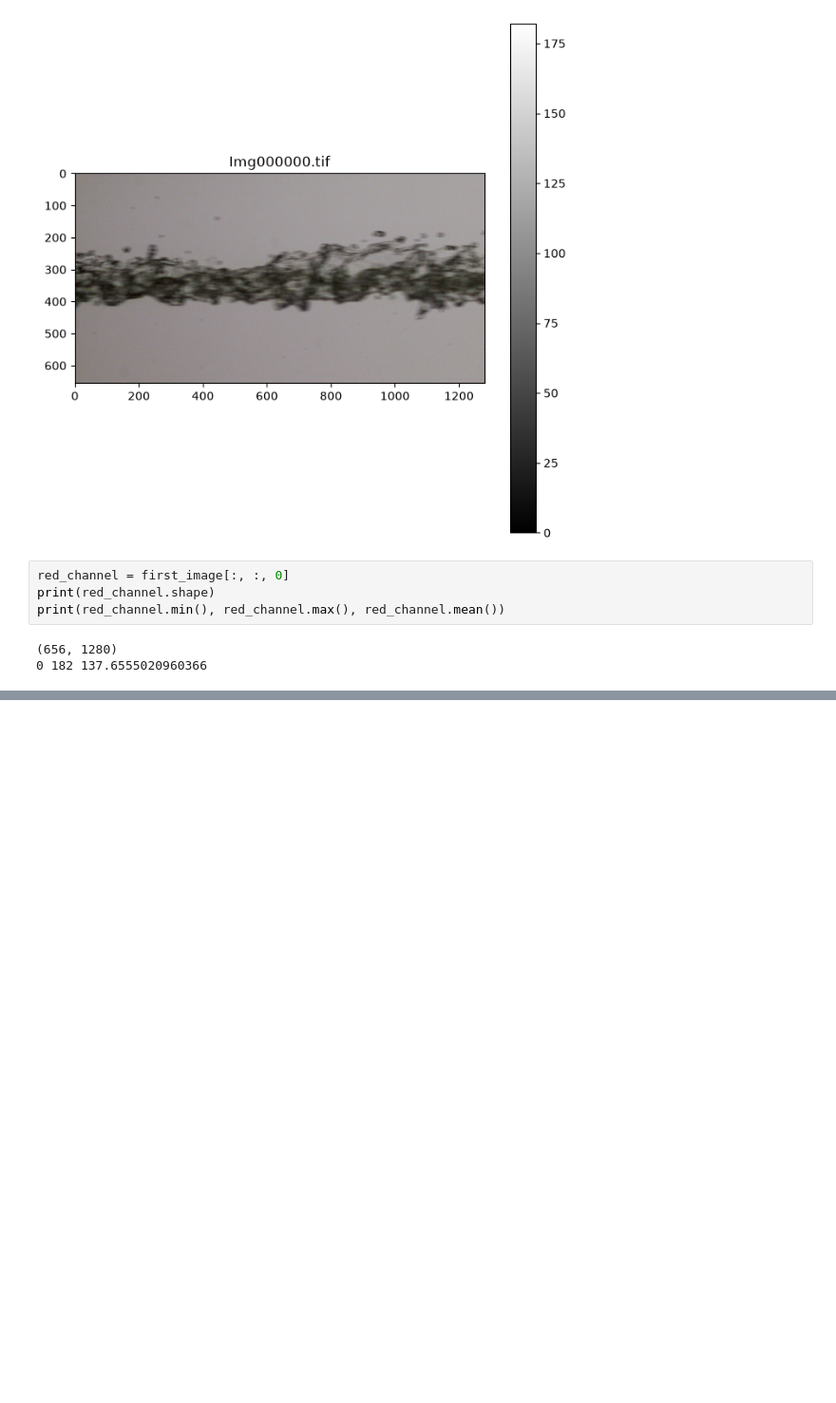
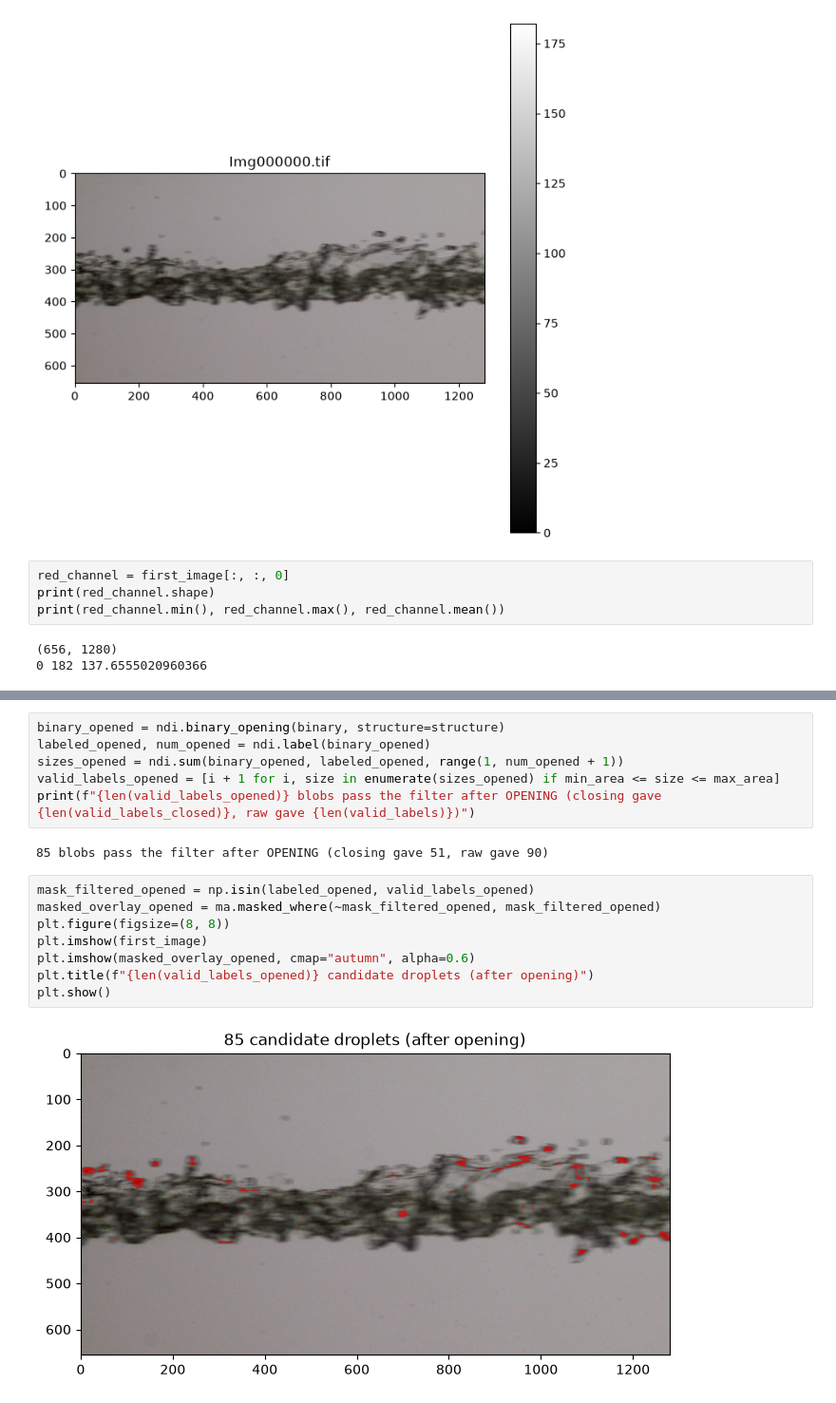
Before and after one commit to attahpt-cmyk/droplet-vision, a Jupyter notebook: notebooks/06_real_data_exploration.ipynb, the cells around one changed output, grey strips where cells are left out. Shown at 95% size. Cells and saved outputs as stored; diff of their text form; blank space fills up the shorter version.

```diff
--- a/notebooks/06_real_data_exploration.ipynb
+++ b/notebooks/06_real_data_exploration.ipynb
@@ -48,0 +138,18 @@ plt.show()
+# %%
+binary_opened = ndi.binary_opening(binary, structure=structure)
+labeled_opened, num_opened = ndi.label(binary_opened)
+sizes_opened = ndi.sum(binary_opened, labeled_opened, range(1, num_opened + 1))
+valid_labels_opened = [i + 1 for i, size in enumerate(sizes_opened) if min_area <= size <= max_area]
+print(f"{len(valid_labels_opened)} blobs pass the filter after OPENING (closing gave {len(valid_labels_closed)}, raw gave {len(valid_labels)})")
+# %% [output]
+85 blobs pass the filter after OPENING (closing gave 51, raw gave 90)
+# %%
+mask_filtered_opened = np.isin(labeled_opened, valid_labels_opened)
+masked_overlay_opened = ma.masked_where(~mask_filtered_opened, mask_filtered_opened)
+plt.figure(figsize=(8, 8))
+plt.imshow(first_image)
+plt.imshow(masked_overlay_opened, cmap="autumn", alpha=0.6)
+plt.title(f"{len(valid_labels_opened)} candidate droplets (after opening)")
+plt.show()
+# %% [output]
+[figure, added]
```
Also changed, not shown: parts of 17 cells of this notebook.
